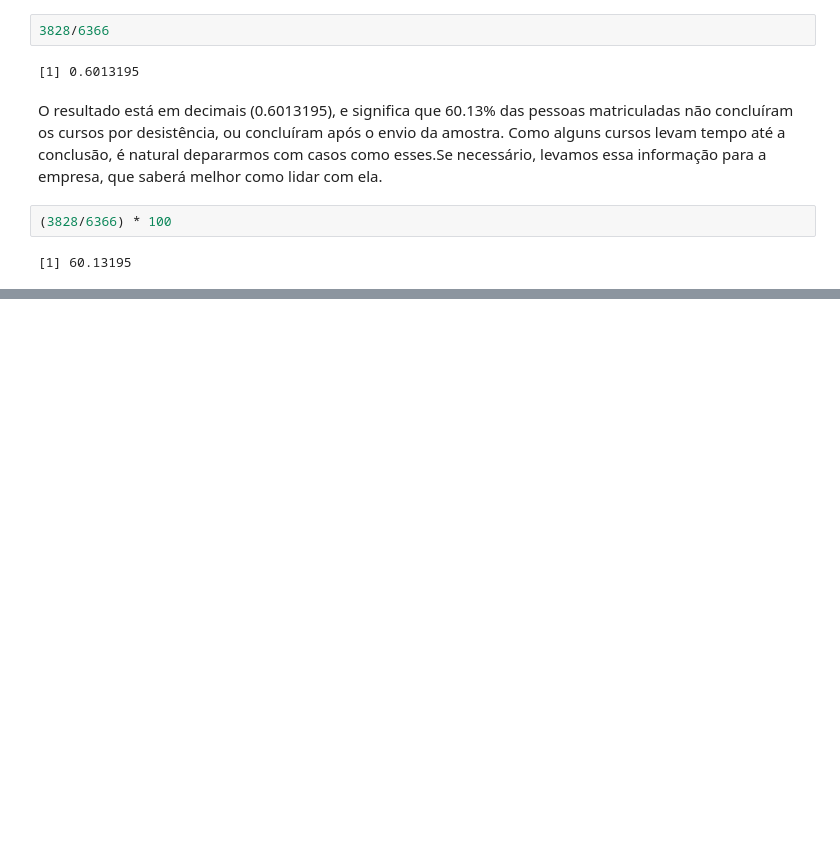
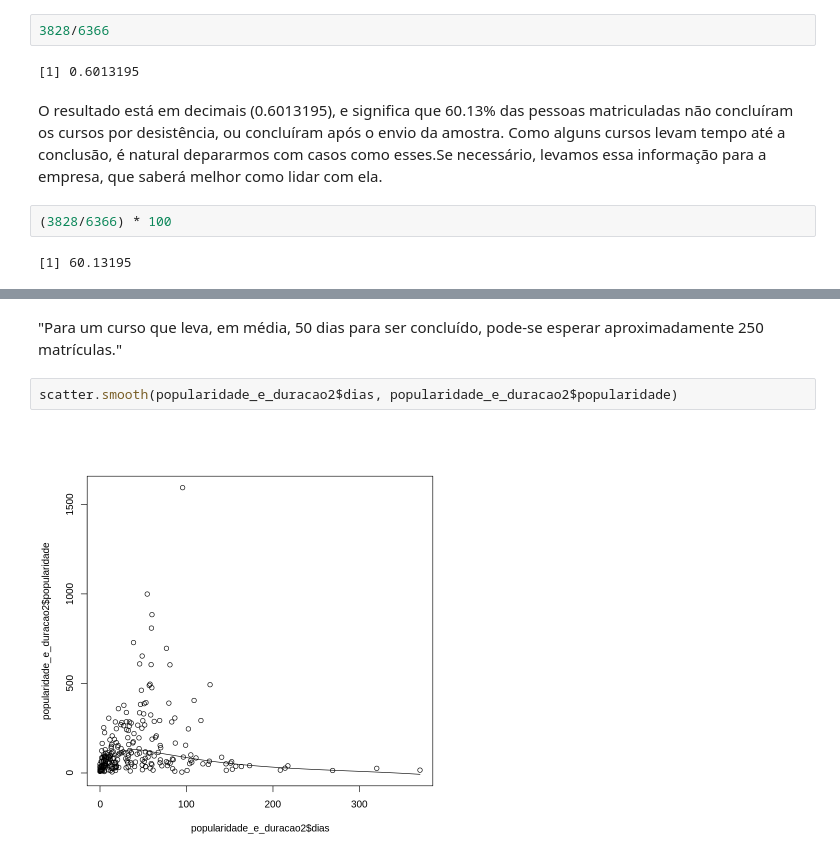
Before and after one commit to dissonpontes/Data-Analysis-Practice, a Jupyter notebook: Analise_de_dados_com_R.ipynb, the cells around one changed output, grey strips where cells are left out. Drawn from its saved outputs; the diff is of its cells as text; blank space fills up the shorter version.

```diff
--- a/Analise_de_dados_com_R.ipynb
+++ b/Analise_de_dados_com_R.ipynb
@@ -442,0 +554,6 @@ O resultado está em decimais (0.6013195), e significa que 60.13% das pessoas ma
+# %% [markdown]
+"Para um curso que leva, em média, 50 dias para ser concluído, pode-se esperar aproximadamente 250 matrículas."
+# %%
+scatter.smooth(popularidade_e_duracao2$dias, popularidade_e_duracao2$popularidade)
+# %% [output]
+[figure, added]
```
Also changed, not shown: parts of 32 cells of this notebook.
